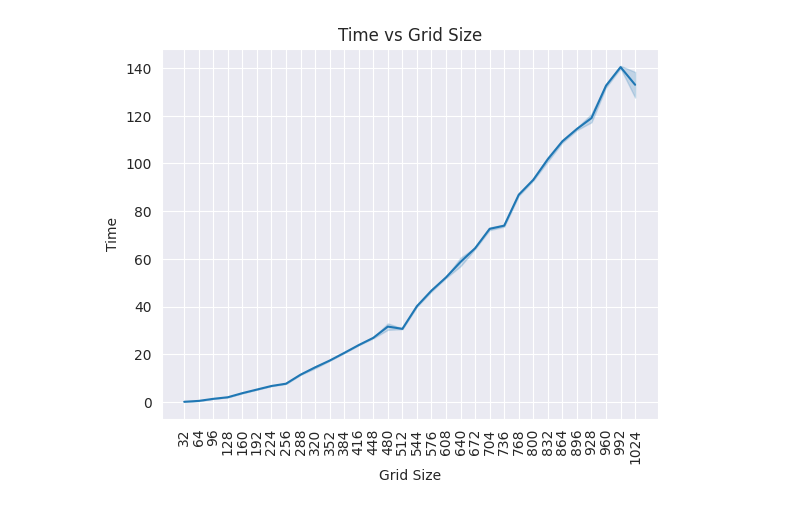
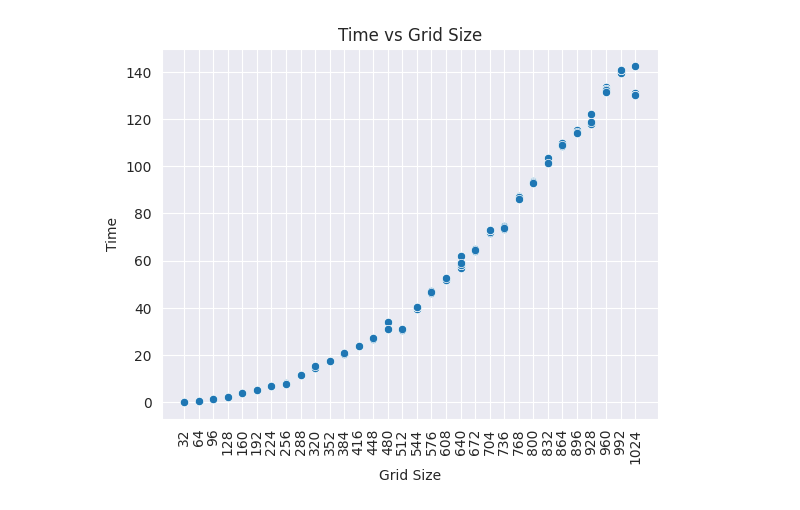
Before and after one commit to ramirofd/tiny_ising_cp2023, a Jupyter notebook: tools/plots.ipynb, the cells around one changed output. Saved outputs shown, nothing was run; the diff lists cells and outputs as text; code cells hidden in the pictures.

```diff
--- a/tools/plots.ipynb
+++ b/tools/plots.ipynb
@@ -1,21 +1,21 @@
 # %%
 import pandas as pd
 import seaborn as sns
 import matplotlib.pyplot as plt
 
 # Load data into a pandas dataframe
 df = pd.read_csv('../results/size_comparison_32_1024.csv')
 
 # Use seaborn to create a line plot
-sns.lineplot(x='L', y='time', data=df, errorbar='sd')
+sns.scatterplot(x='L', y='time', data=df)
 
 # Set the plot title and axis labels
 plt.title('Time vs Grid Size')
 plt.xlabel('Grid Size')
 plt.ylabel('Time')
 plt.xticks(df.L.unique(), rotation=90)
 
 # Show the plot
 plt.show()
 # %% [output]
-[figure, old version]
+[figure, new version]
```
Also changed, not shown: parts of 1 cell of this notebook, 10 other files.
